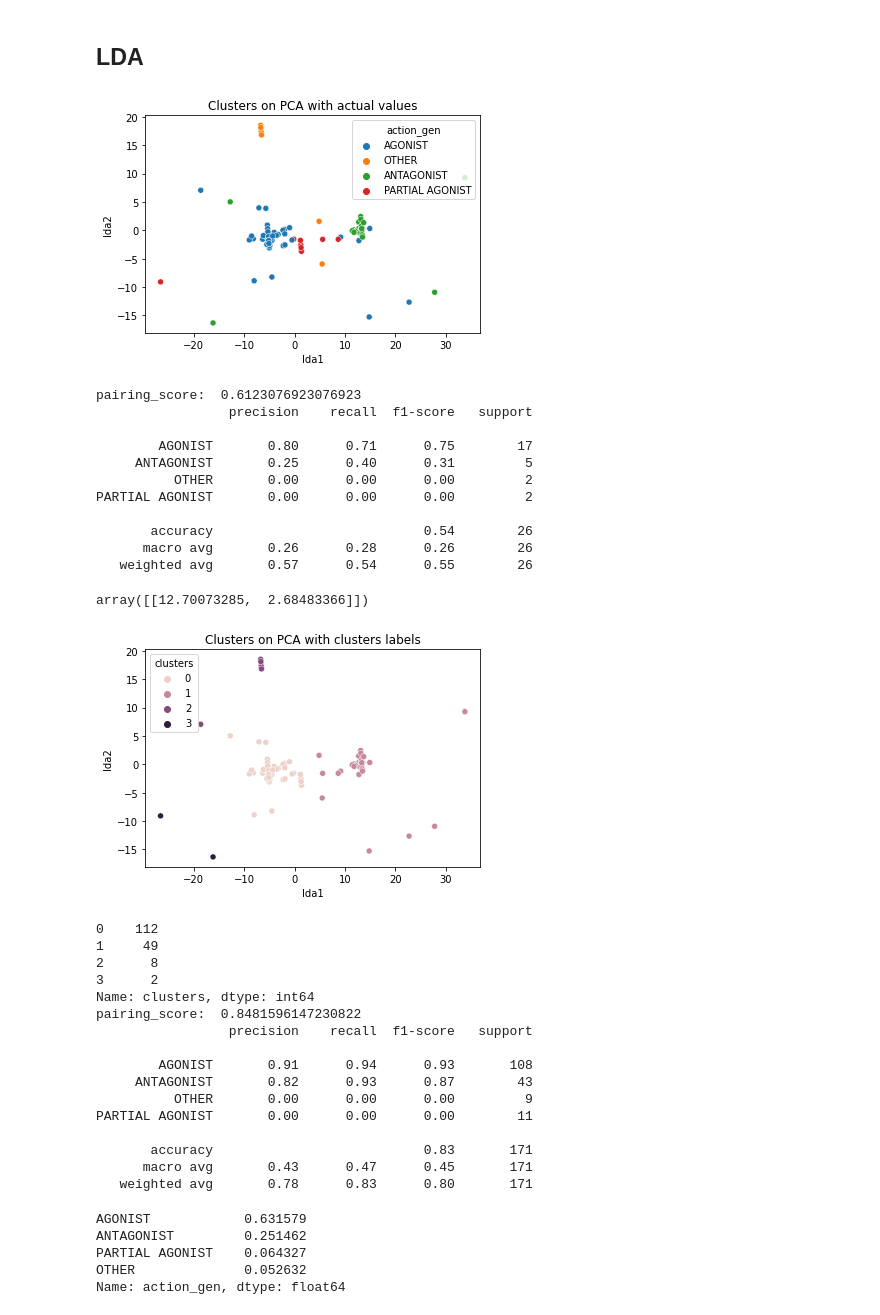
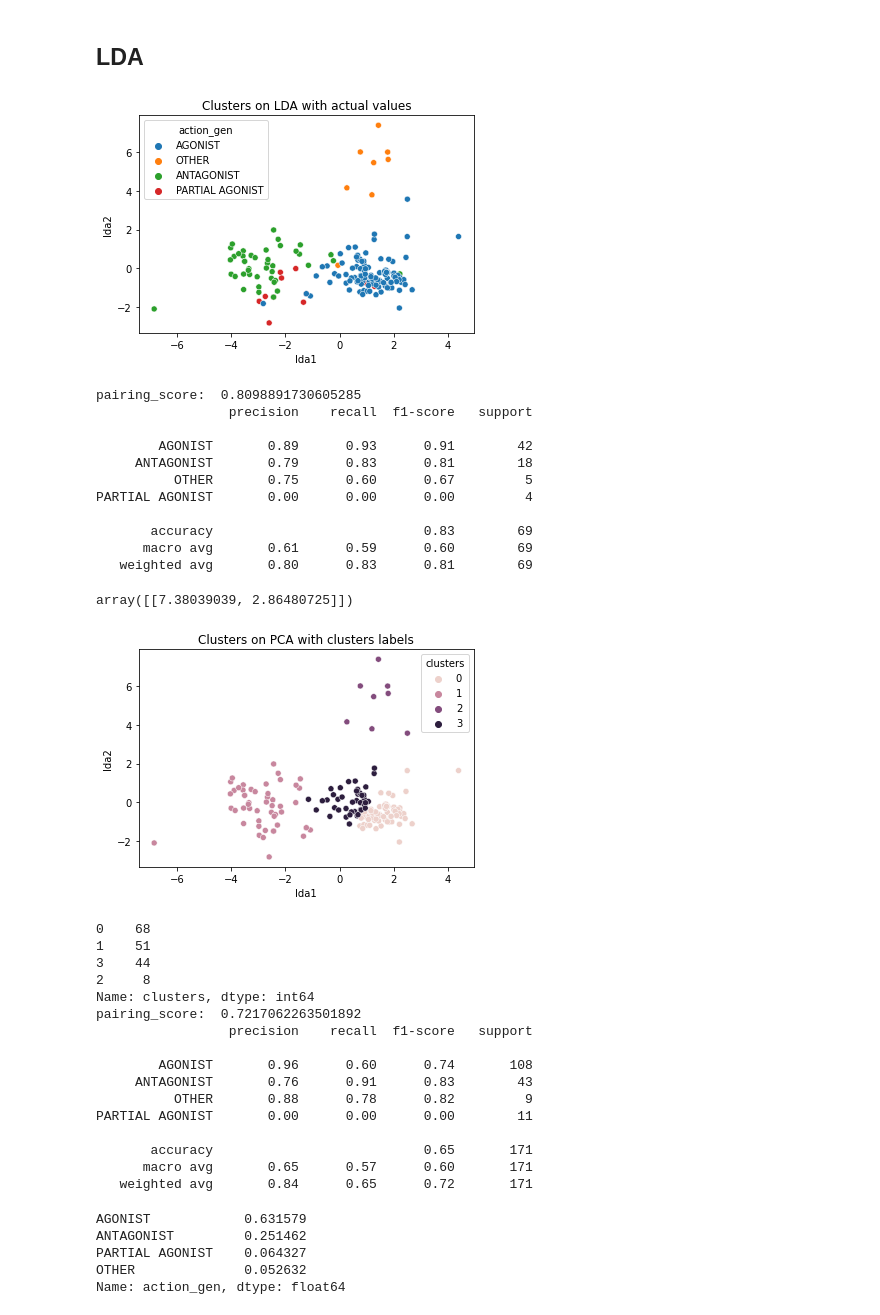
Before and after one commit to chopralab/ASPIRE_QSAR, a Jupyter notebook: mol2vec_analysis2.ipynb, the cells around one changed output. Cells and saved outputs as stored; diff of their text form; code cells hidden in the pictures.

```diff
--- a/mol2vec_analysis2.ipynb
+++ b/mol2vec_analysis2.ipynb
@@ -238,60 +249,60 @@ Accuracy 0.4093567251461988
 # %%
 from sklearn.discriminant_analysis import LinearDiscriminantAnalysis as LDA
 from sklearn.model_selection import train_test_split
 
 np.random.seed(42)
 df_mol2vec_scaled = df_mol2vec
 scaler = StandardScaler()
 df_mol2vec_scaled = pd.DataFrame(scaler.fit_transform(df_mol2vec))
 df_mol2vec_scaled['action_gen'] = df['action_gen']
 
 
 # normal LDA
 n_comp = 2
 # lda = LDA(n_components=n_comp).fit(df_mol2vec_scaled.iloc[:, :-1], df_mol2vec_scaled.iloc[:, -1])
 
 # normal LDA with partial training set to prevent overfitting
 # df_sample = df_mol2vec_scaled.sample(n=130)
 # lda = LDA(n_components=n_comp).fit(df_sample.iloc[:, :-1], df_sample.iloc[:, -1])
-X_train, X_test, y_train, y_test = train_test_split(df_mol2vec_scaled.iloc[:, :-1], df_mol2vec_scaled.iloc[:, -1],
-                                                train_size=0.85, random_state=42)
-lda = LDA(n_components=n_comp).fit(X_train, y_train)
+# X_train, X_test, y_train, y_test = train_test_split(df_mol2vec_scaled.iloc[:, :-1], df_mol2vec_scaled.iloc[:, -1],
+#                                                 train_size=0.85, random_state=42)
+# lda = LDA(n_components=n_comp).fit(X_train, y_train)
 
 # solve generalized eigenvalue problem
-# X_train, X_test, y_train, y_test = train_test_split(df_mol2vec_scaled.iloc[:, :-1], df_mol2vec_scaled.iloc[:, -1],
-#                                                 train_size=0.6, random_state=42)
-# lda = LDA(n_components=n_comp, solver='eigen', shrinkage=0.2).fit(X_train, y_train)
+X_train, X_test, y_train, y_test = train_test_split(df_mol2vec_scaled.iloc[:, :-1], df_mol2vec_scaled.iloc[:, -1],
+                                                train_size=0.6, random_state=42)
+lda = LDA(n_components=n_comp, solver='eigen', shrinkage=0.2).fit(X_train, y_train)
 
 df_mol2vec_scaled.drop("action_gen", axis=1, inplace=True)
 lda_results = lda.transform(df_mol2vec_scaled)
 # lda_results = lda.transform(X_test)
 
 lda_results = pd.DataFrame(lda_results, columns=['lda' + str(i) for i in range(1, n_comp+1)])
 # sns.scatterplot(x='lda1', y="lda2", hue=y_test, data=lda_results)
 sns.scatterplot(x='lda1', y="lda2", hue=df['action_gen'], data=lda_results)
-plt.title('Clusters on PCA with actual values')
+plt.title('Clusters on LDA with actual values')
 plt.show()
 # %% [output]
-[figure, old version]
+[figure, new version]
 # %%
 print('pairing_score: ', rand_score(y_test, lda.predict(X_test)))
 print(classification_report(y_test, lda.predict(X_test)))
 # %% [output]
-pairing_score:  0.6123076923076923
+pairing_score:  0.8098891730605285
                  precision    recall  f1-score   support
 
-        AGONIST       0.80      0.71      0.75        17
-     ANTAGONIST       0.25      0.40      0.31         5
-          OTHER       0.00      0.00      0.00         2
-PARTIAL AGONIST       0.00      0.00      0.00         2
+        AGONIST       0.89      0.93      0.91        42
+     ANTAGONIST       0.79      0.83      0.81        18
+          OTHER       0.75      0.60      0.67         5
+PARTIAL AGONIST       0.00      0.00      0.00         4
 
-       accuracy                           0.54        26
-      macro avg       0.26      0.28      0.26        26
-   weighted avg       0.57      0.54      0.55        26
+       accuracy                           0.83        69
+      macro avg       0.61      0.59      0.60        69
+   weighted avg       0.80      0.83      0.81        69
 # %%
 lda.transform(df_mol2vec.iloc[50:51, :])
 # %% [output]
-array([[12.70073285,  2.68483366]])
+array([[7.38039039, 2.86480725]])
 # %%
 clustering_kmeans = KMeans(n_clusters=4)
 lda_results['clusters'] = clustering_kmeans.fit_predict(lda_results)
@@ -301,7 +312,7 @@ sns.scatterplot(x="lda1", y="lda2", hue=lda_results['clusters'], data=lda_result
 plt.title('Clusters on PCA with clusters labels')
 plt.show()
 # %% [output]
-[figure, old version]
+[figure, new version]
 # %%
 print(lda_results['clusters'].value_counts())
 # sort keys based on number of values in each clusters
@@ -317,22 +328,22 @@ lda_results[lda_results.action_gen == lda_results.action_gen_cluster].shape[0] /
 # print('Accuracy', accuracy_score(lda_results.action_gen, lda_results.action_gen_cluster))
 print(classification_report(lda_results.action_gen, lda_results.action_gen_cluster))
 # %% [output]
-0    112
-1     49
-2      8
-3      2
+0    68
+1    51
+3    44
+2     8
 Name: clusters, dtype: int64
-pairing_score:  0.8481596147230822
+pairing_score:  0.7217062263501892
                  precision    recall  f1-score   support
 
-        AGONIST       0.91      0.94      0.93       108
-     ANTAGONIST       0.82      0.93      0.87        43
-          OTHER       0.00      0.00      0.00         9
+        AGONIST       0.96      0.60      0.74       108
+     ANTAGONIST       0.76      0.91      0.83        43
+          OTHER       0.88      0.78      0.82         9
 PARTIAL AGONIST       0.00      0.00      0.00        11
 
-       accuracy                           0.83       171
-      macro avg       0.43      0.47      0.45       171
-   weighted avg       0.78      0.83      0.80       171
+       accuracy                           0.65       171
+      macro avg       0.65      0.57      0.60       171
+   weighted avg       0.84      0.65      0.72       171
 # %%
 c_rpt = classification_report(lda_results.action_gen, lda_results.action_gen_cluster, output_dict=True)
 total_score = sum([c_rpt[key]['precision'] for key in list(c_rpt.keys())[:4]])
```
Also changed, not shown: parts of 2 cells of this notebook, 5 other files.
